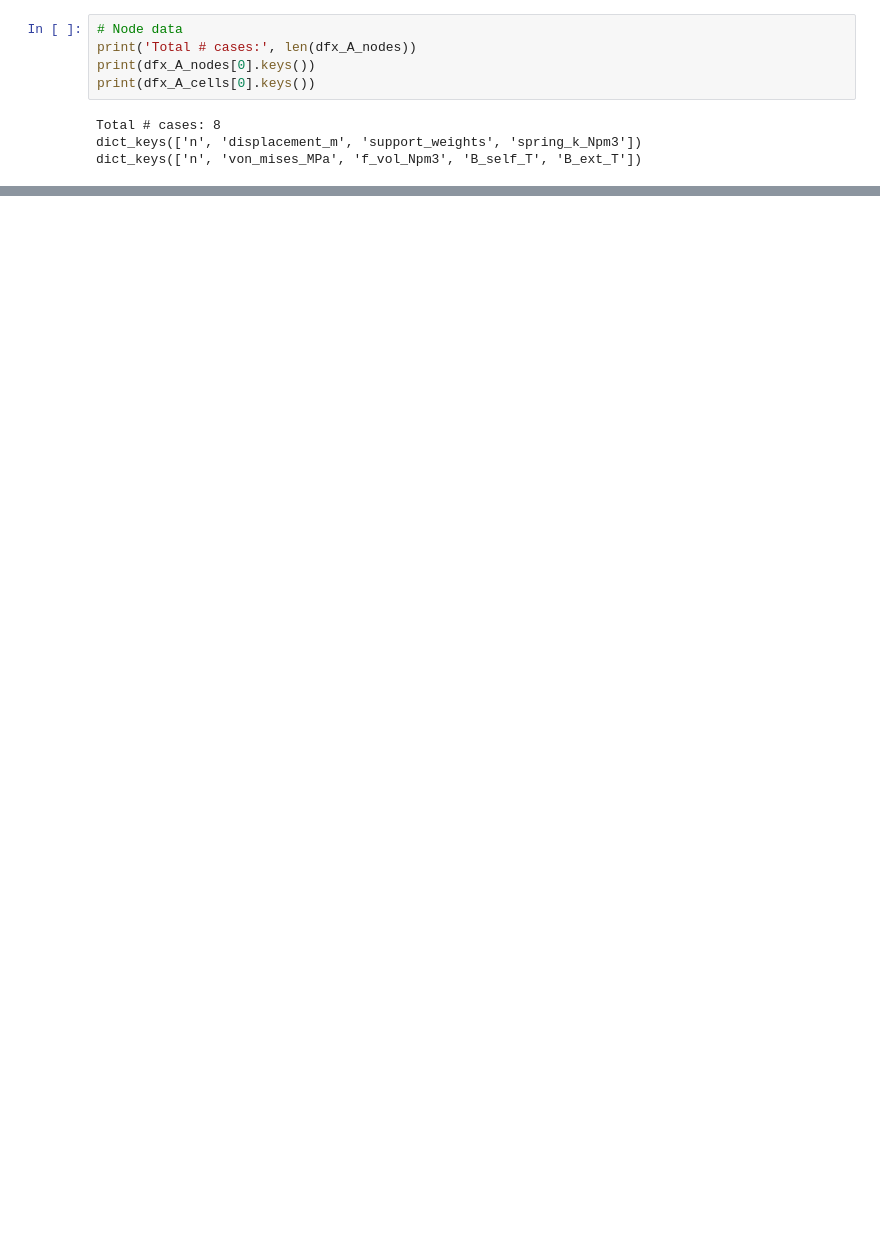
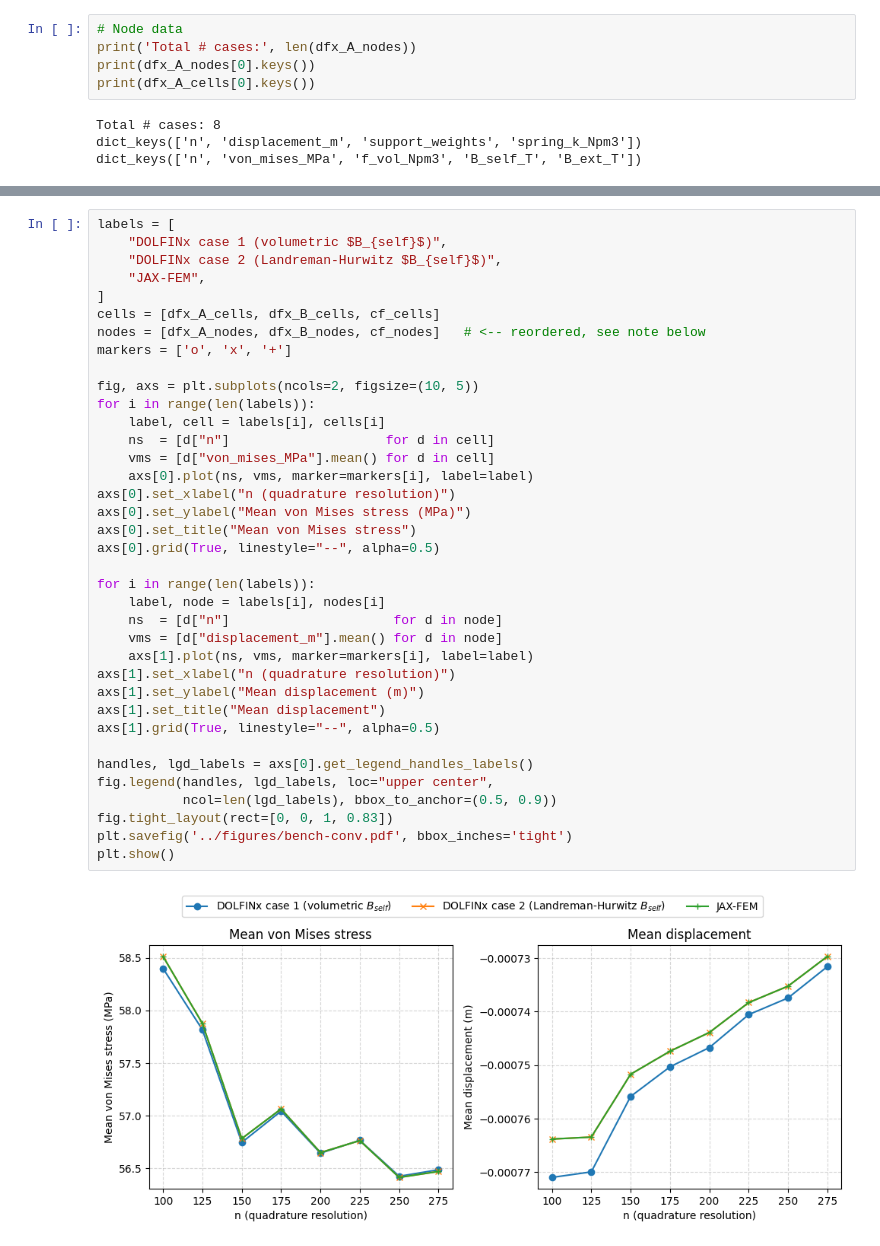
Before and after one commit to lankef/fem-data, a Jupyter notebook: w7x-convergence/plotting.ipynb, the cells around one changed output, grey strips where cells are left out. Saved outputs shown, nothing was run; the diff lists cells and outputs as text; blank space fills up the shorter version.

```diff
--- a/w7x-convergence/plotting.ipynb
+++ b/w7x-convergence/plotting.ipynb
@@ -172,0 +249,39 @@ plt.show()
+# %%
+labels = [
+    "DOLFINx case 1 (volumetric $B_{self}$)",
+    "DOLFINx case 2 (Landreman-Hurwitz $B_{self}$)",
+    "JAX-FEM",
+]
+cells = [dfx_A_cells, dfx_B_cells, cf_cells]
+nodes = [dfx_A_nodes, dfx_B_nodes, cf_nodes]   # <-- reordered, see note below
+markers = ['o', 'x', '+']
+
+fig, axs = plt.subplots(ncols=2, figsize=(10, 5))
+for i in range(len(labels)):
+    label, cell = labels[i], cells[i]
+    ns  = [d["n"]                    for d in cell]
+    vms = [d["von_mises_MPa"].mean() for d in cell]
+    axs[0].plot(ns, vms, marker=markers[i], label=label)
+axs[0].set_xlabel("n (quadrature resolution)")
+axs[0].set_ylabel("Mean von Mises stress (MPa)")
+axs[0].set_title("Mean von Mises stress")
+axs[0].grid(True, linestyle="--", alpha=0.5)
+
+for i in range(len(labels)):
+    label, node = labels[i], nodes[i]
+    ns  = [d["n"]                     for d in node]
+    vms = [d["displacement_m"].mean() for d in node]
+    axs[1].plot(ns, vms, marker=markers[i], label=label)
+axs[1].set_xlabel("n (quadrature resolution)")
+axs[1].set_ylabel("Mean displacement (m)")
+axs[1].set_title("Mean displacement")
+axs[1].grid(True, linestyle="--", alpha=0.5)
+
+handles, lgd_labels = axs[0].get_legend_handles_labels()
+fig.legend(handles, lgd_labels, loc="upper center",
+           ncol=len(lgd_labels), bbox_to_anchor=(0.5, 0.9))
+fig.tight_layout(rect=[0, 0, 1, 0.83])
+plt.savefig('../figures/bench-conv.pdf', bbox_inches='tight')
+plt.show()
+# %% [output]
+[figure, added]
```
Also changed, not shown: parts of 9 cells of this notebook, 2 other files.
